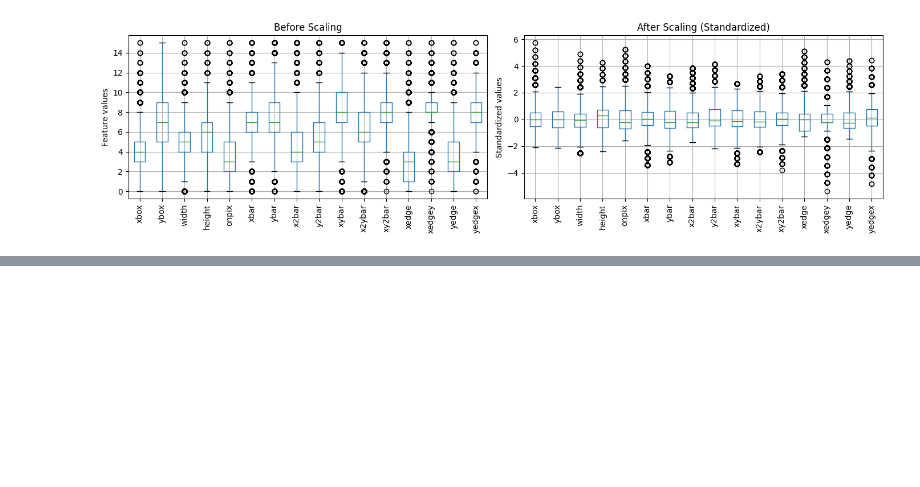
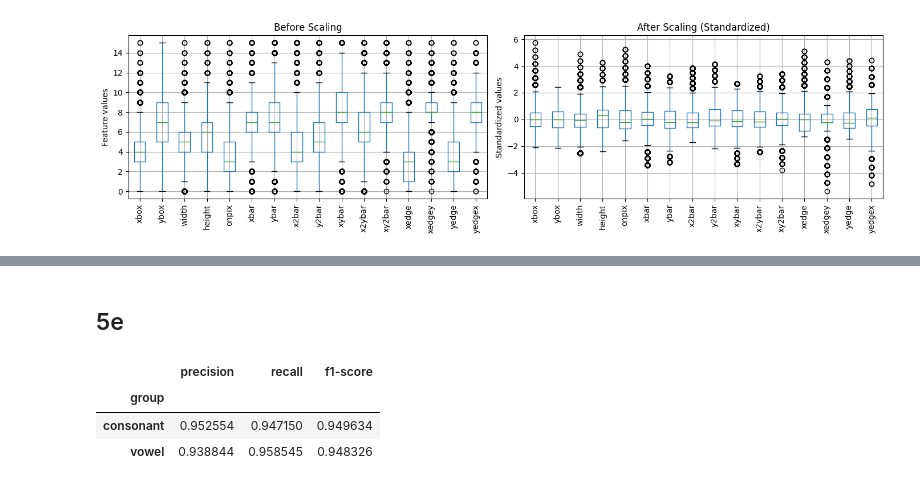
Before and after one commit to Emina1998/BI_Assignment3, a Jupyter notebook: assignment.ipynb, the cells around one changed output, grey strips where cells are left out. Cells and saved outputs as stored; diff of their text form; code cells hidden in the pictures; blank space fills up the shorter version.

Commit message:
4 and 5 only code no rdfs

```diff
--- a/assignment.ipynb
+++ b/assignment.ipynb
@@ -443,0 +800,17 @@ std   1.000025e+00
+# %%
+# %%
+from sklearn.metrics import accuracy_score, classification_report, confusion_matrix
+
+# Predict on test set
+y_test_pred = final_model.predict(X_test)
+
+# Compute accuracy
+test_accuracy = accuracy_score(y_test, y_test_pred)
+
+print("Test accuracy:", test_accuracy)
+# %%
+print("Classification report (test set):")
+print(classification_report(y_test, y_test_pred))
+# %%
+cm = confusion_matrix(y_test, y_test_pred)
+print("Confusion matrix shape:", cm.shape)
@@ -443,0 +873,45 @@ std   1.000025e+00
+# %% [markdown]
+## 5e
+# %%
+# %%
+import pandas as pd
+from sklearn.metrics import classification_report
+
+# Decode numeric labels back to letters
+y_test_letters = label_encoder.inverse_transform(y_test)
+y_pred_letters = label_encoder.inverse_transform(y_test_pred)
+
+# Define vowel set
+vowels = {"A", "E", "I", "O", "U"}
+# %%
+report = classification_report(
+    y_test,
+    y_test_pred,
+    target_names=label_encoder.classes_,
+    output_dict=True
+)
+
+report_df = pd.DataFrame(report).transpose()
+report_df.head()
+# %%
+def letter_group(letter):
+    return "vowel" if letter in vowels else "consonant"
+
+# Keep only actual letter rows
+class_metrics = report_df.loc[label_encoder.classes_].copy()
+class_metrics["group"] = class_metrics.index.map(letter_group)
+
+class_metrics[["precision", "recall", "f1-score", "group"]]
+# %%
+group_performance = (
+    class_metrics
+    .groupby("group")[["precision", "recall", "f1-score"]]
+    .mean()
+)
+
+group_performance
+# %% [output]
+|  | precision | recall | f1-score |
+| group |  |  |  |
+| consonant | 0.952554 | 0.947150 | 0.949634 |
+| vowel | 0.938844 | 0.958545 | 0.948326 |
```
Also changed, not shown: parts of 25 cells of this notebook.
